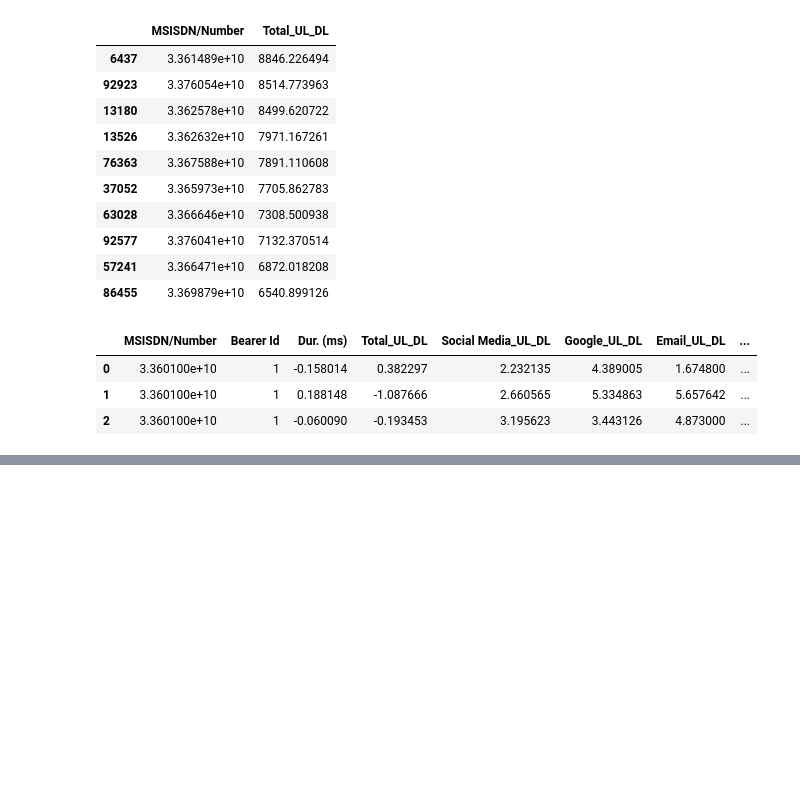
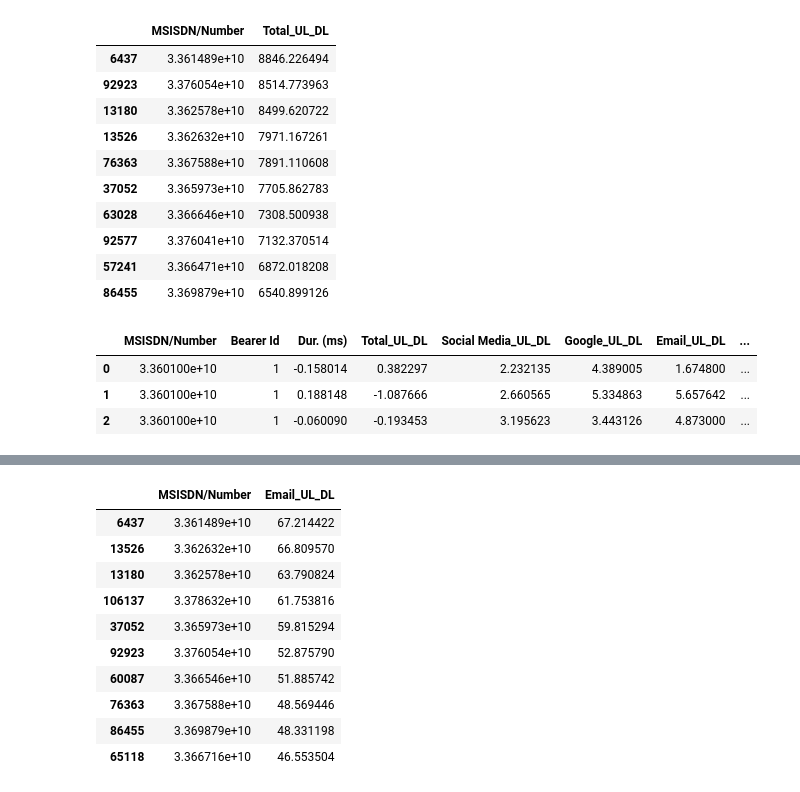
Before and after one commit to nebasam/Telecom_Data_Analysis, a Jupyter notebook: notebooks/TelecomDataAnalysis.ipynb, the cells around one changed output, grey strips where cells are left out. Drawn from its saved outputs; the diff is of its cells as text; code cells hidden in the pictures; blank space fills up the shorter version.

```diff
--- a/notebooks/TelecomDataAnalysis.ipynb
+++ b/notebooks/TelecomDataAnalysis.ipynb
@@ -688,0 +700,24 @@ kmeans_cluster(user_agg,columns)
+# %%
+# Aggregate user total traffic per application and derive the top 10 most engaged users per application
+
+def sort_column(df,col1,col2):
+     user_agg2 = df[[col1,col2]]
+     sorted_data = user_agg2.sort_values(by=col2,ascending=False)
+     return sorted_data
+sort_column(user_agg,col1='MSISDN/Number'col2='Youtube_UL_DL')
+# %%
+# Top 10 for email
+Top_Ten = sort_column(user_agg,col1='MSISDN/Number',col2='Email_UL_DL')
+Top_Ten.head(10)
+# %% [output]
+|  | MSISDN/Number | Email_UL_DL |
+| 6437 | 3.361489e+10 | 67.214422 |
+| 13526 | 3.362632e+10 | 66.809570 |
+| 13180 | 3.362578e+10 | 63.790824 |
+| 106137 | 3.378632e+10 | 61.753816 |
+| 37052 | 3.365973e+10 | 59.815294 |
+| 92923 | 3.376054e+10 | 52.875790 |
+| 60087 | 3.366546e+10 | 51.885742 |
+| 76363 | 3.367588e+10 | 48.569446 |
+| 86455 | 3.369879e+10 | 48.331198 |
+| 65118 | 3.366716e+10 | 46.553504 |
```
Also changed, not shown: parts of 9 cells of this notebook.
